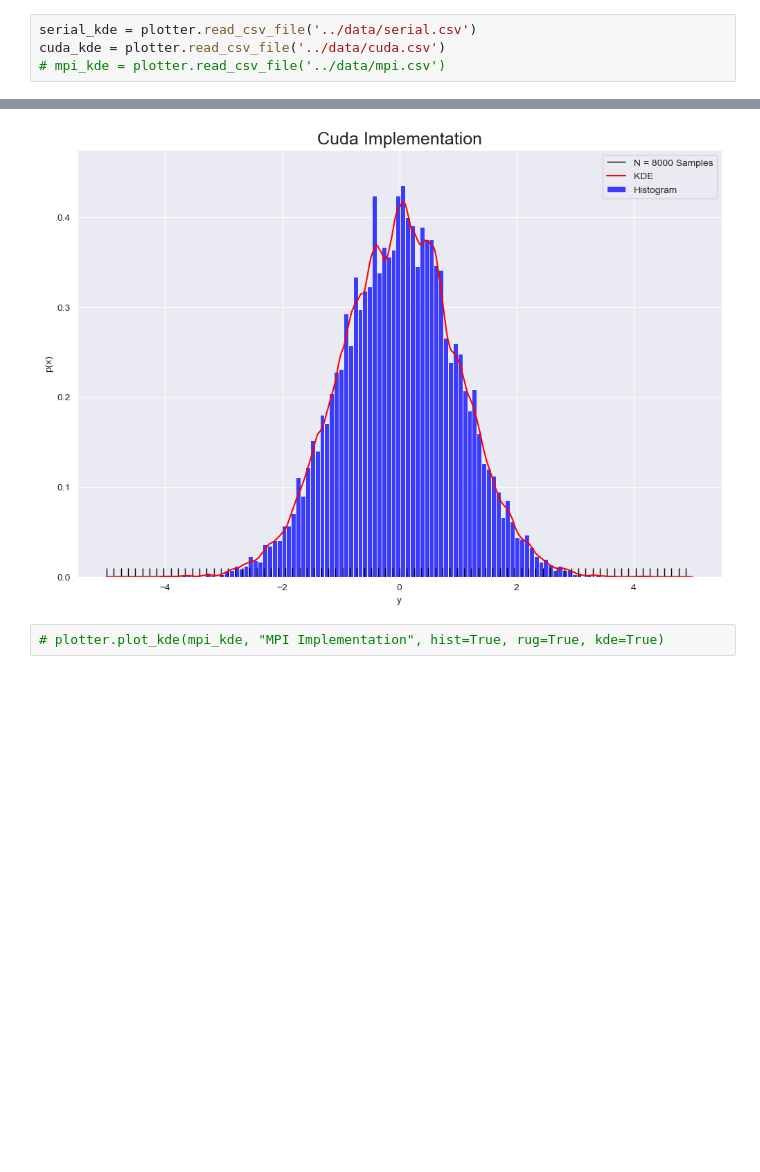
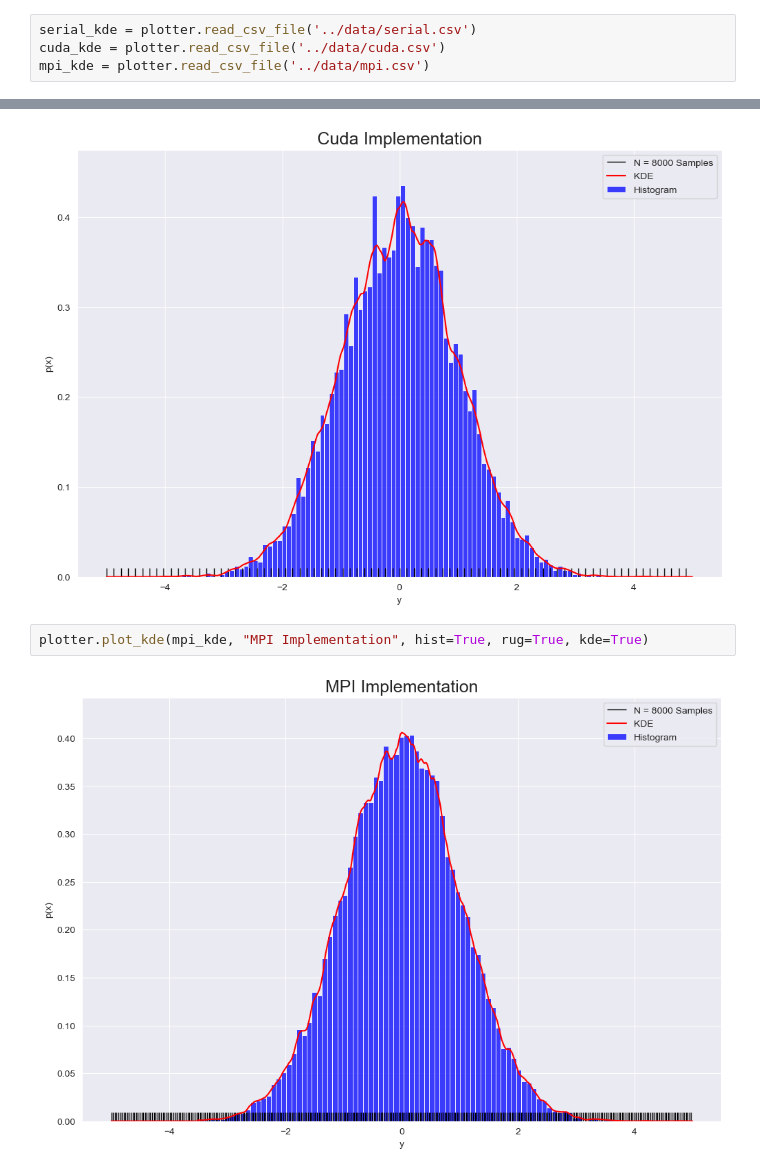
Before and after one commit to namo626/pkde, a Jupyter notebook: notebooks/initial_plots.ipynb, the cells around one changed output, grey strips where cells are left out. Cells and saved outputs as stored; diff of their text form; blank space fills up the shorter version.

Commit message:
added mpi kde plot

```diff
--- a/notebooks/initial_plots.ipynb
+++ b/notebooks/initial_plots.ipynb
@@ -8,7 +8,7 @@ plotter = Plotter()
 # %%
 serial_kde = plotter.read_csv_file('../data/serial.csv')
 cuda_kde = plotter.read_csv_file('../data/cuda.csv')
-# mpi_kde = plotter.read_csv_file('../data/mpi.csv')
+mpi_kde = plotter.read_csv_file('../data/mpi.csv')
 # %%
 plotter.plot_kde(serial_kde, "Serial Implementation", hist=True, rug=True, kde=True)
 # %% [output]
@@ -18,4 +18,6 @@ plotter.plot_kde(cuda_kde, "Cuda Implementation", hist=True, rug=True, kde=True)
 # %% [output]
 [figure]
 # %%
-# plotter.plot_kde(mpi_kde, "MPI Implementation", hist=True, rug=True, kde=True)
+plotter.plot_kde(mpi_kde, "MPI Implementation", hist=True, rug=True, kde=True)
+# %% [output]
+[figure, added]
```
